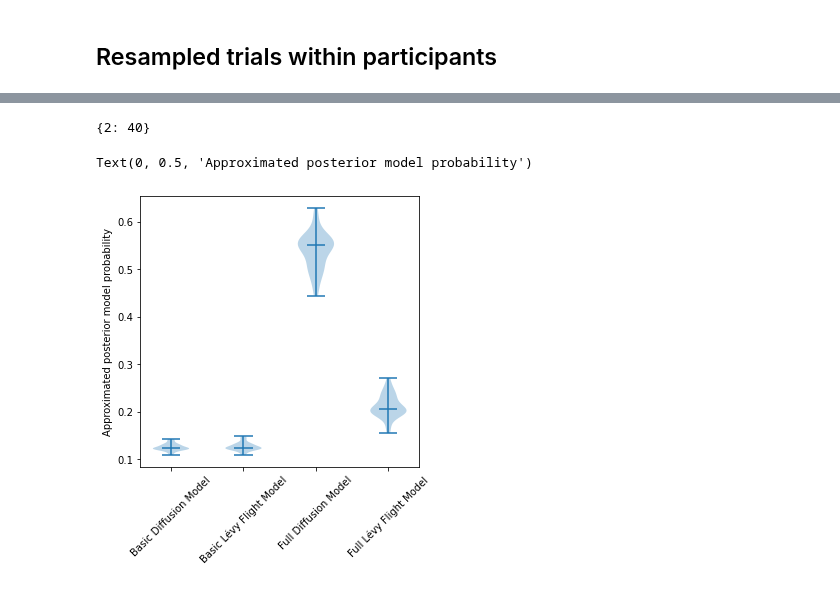
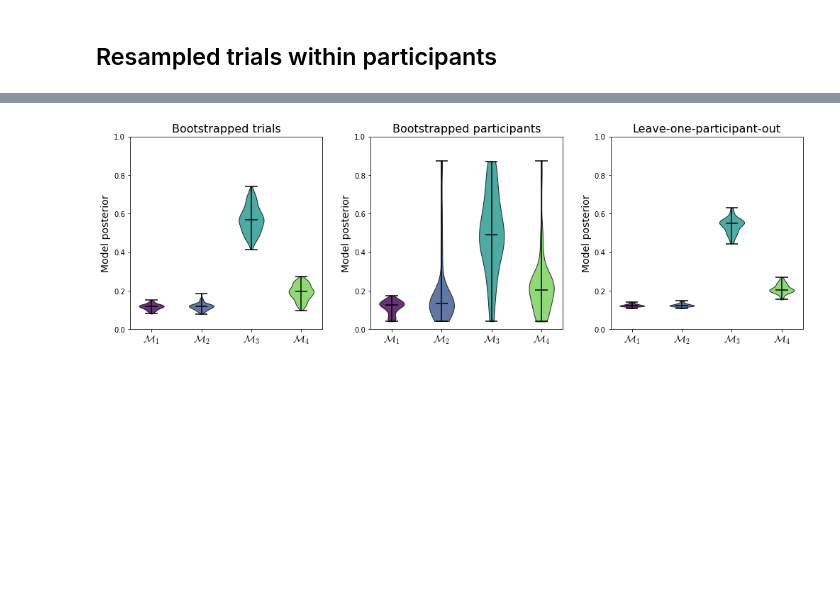
Before and after one commit to elseml/DeepHierarchicalModelComparison, a Jupyter notebook: notebooks/03_levy_flight_application/05_apply_networks.ipynb, the cells around one changed output, grey strips where cells are left out. Drawn from its saved outputs; the diff is of its cells as text; code cells hidden in the pictures; blank space fills up the shorter version.

Commit message:
plot resampling robustness checks in single plot

```diff
--- a/notebooks/03_levy_flight_application/05_apply_networks.ipynb
+++ b/notebooks/03_levy_flight_application/05_apply_networks.ipynb
@@ -181,16 +167,11 @@ plot_model_posteriors(leave_one_participant_out, labels)
-# %%
-modes = [np.argmax(bootstrapped_probs[sample]) for sample in range(n_participants)]
-unique, counts = np.unique(modes, return_counts=True)
-dict(zip(unique, counts))
-# %% [output]
-{2: 40}
-# %%
-fig, ax = plt.subplots(figsize=(5,5))
-
-ax.violinplot(bootstrapped_probs, showmedians=True)
-ax.set_xticks([1, 2, 3, 4])
-ax.set_xticklabels(labels, rotation=45)
-ax.set_ylabel('Approximated posterior model probability')
-# %% [output]
-Text(0, 0.5, 'Approximated posterior model probability')
-[figure, removed]
+# %%
+fig, axarr = plt.subplots(1, 3, figsize=(17, 5))
+plt.subplots_adjust(wspace=0.25)
+
+plot_model_posteriors(bootstrapped_trials, labels, title='Bootstrapped trials', ax=axarr[0])
+plot_model_posteriors(bootstrapped_participants, labels, title='Bootstrapped participants',ax=axarr[1])
+plot_model_posteriors(leave_one_participant_out, labels, title='Leave-one-participant-out',ax=axarr[2])
+
+plt.savefig('levy_resampling_robustness.png', dpi=300, bbox_inches='tight')
+# %% [output]
+[figure, added]
```
Also changed, not shown: parts of 5 cells of this notebook, 1 other file.
